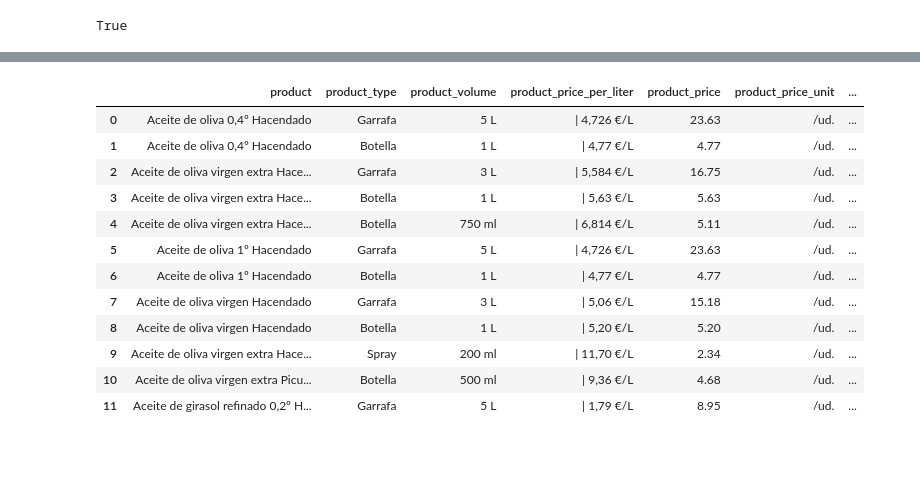
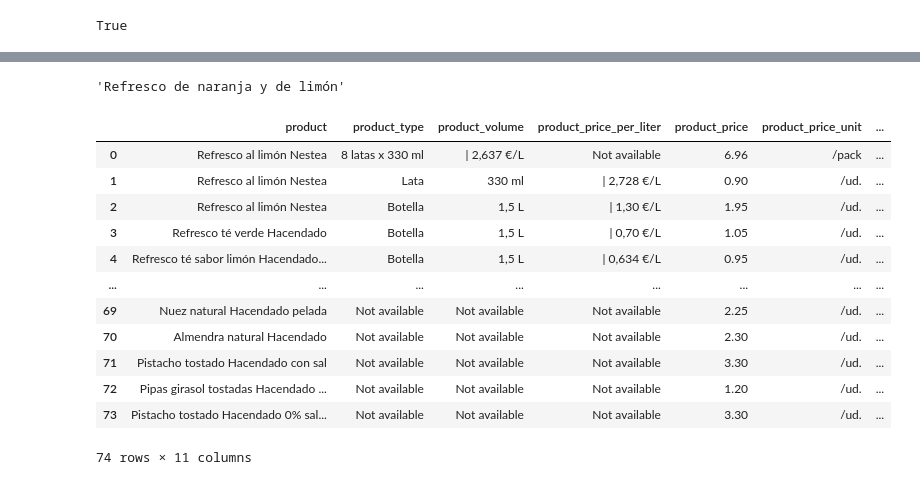
Before and after one commit to castrokike/final_proyect, a Jupyter notebook: scrp_mercadona.ipynb, the cells around one changed output, grey strips where cells are left out. Saved outputs shown, nothing was run; the diff lists cells and outputs as text; code cells hidden in the pictures; blank space fills up the shorter version.

```diff
--- a/scrp_mercadona.ipynb
+++ b/scrp_mercadona.ipynb
@@ -220,18 +221,21 @@ category_links = driver.find_elements(By.CSS_SELECTOR, "span[class='category-men
 
 list_of_dicts = []
 
+starting_cat = 1
+starting_subcat = 5
+
 # loop through each category link
-for category_link in category_links:
+for cat in range(starting_cat,len(category_links)):
     # click on the category link
-    category_link.click()
+    category_links[cat].click()
 
     # wait for the subcategories to load
     subcategory_links = WebDriverWait(driver, 10).until(EC.presence_of_all_elements_located((By.CSS_SELECTOR, ".category-item__link")))
 
     # loop through each subcategory link
-    for subcategory_link in subcategory_links:
+    for subcat in range(starting_subcat,len(subcategory_links)):
         # click on the subcategory link
-        subcategory_link.click()
+        subcategory_links[subcat].click()
         # wait for the products to load
         WebDriverWait(driver, 10).until(EC.presence_of_all_elements_located((By.CSS_SELECTOR, ".product-cell")))
 
@@ -244,6 +248,7 @@ for category_link in category_links:
         # Click on the "product-cell" element
         product_cells[0].click()
 
+        product_count = 0
         # Iterate over the "product-cell" elements
         for i in range(len(product_cells)):
             # Scroll to the current product cell
@@ -316,10 +321,17 @@ for category_link in category_links:
 
                 # Wait for the page to load
                 WebDriverWait(driver, 10).until(EC.url_changes(current_url))
-            random_time = random.randint(700, 2000) / 1000
-            time.sleep(random_time)
-        random_time = random.randint(30, 50)
-        time.sleep(random_time)
-    random_time = random.randint(60, 120)
-    time.sleep(random_time)
+
+            product_count += 1
+            random_time = random.randint(300, 500)/100
+            #time.sleep(random_time)
+
+        random_time = random.randint(8000, 20000) /100
+        print(f"\n----------\n\nFinished '{subcategory_links[subcat].text}' subcateogry. \n{product_count} products registered.\nWaiting {random_time/60} minutes...\n")
+        #time.sleep(random_time)
+
+    starting_subcat = 0
+    random_time = random.randint(15000, 30000)/100
+    print(f"\n\n-  -  -  -  -  -  -  \n\n\nFinished '{category_links[cat].text}' category.\nWaiting {random_time/60} minutes...\n\n-  -  -  -  -  -  -  \n")
+    #time.sleep(random_time)
 # %% [output]
@@ -327,17 +356,21 @@ KeyboardInterrupt:
+# %%
+subcategory_links[3].text
+# %% [output]
+'Refresco de naranja y de limón'
 # %%
 df = pd.DataFrame(list_of_dicts)
-df.tail(50)
+df
 # %% [output]
 |  | product | product_type | product_volume | product_price_per_liter | product_price | product_price_unit | ... |
-| 0 | Aceite de oliva 0,4º Hacendado | Garrafa | 5 L | | 4,726 €/L | 23.63 | /ud. | ... |
-| 1 | Aceite de oliva 0,4º Hacendado | Botella | 1 L | | 4,77 €/L | 4.77 | /ud. | ... |
-| 2 | Aceite de oliva virgen extra Hace... | Garrafa | 3 L | | 5,584 €/L | 16.75 | /ud. | ... |
-| 3 | Aceite de oliva virgen extra Hace... | Botella | 1 L | | 5,63 €/L | 5.63 | /ud. | ... |
-| 4 | Aceite de oliva virgen extra Hace... | Botella | 750 ml | | 6,814 €/L | 5.11 | /ud. | ... |
-| 5 | Aceite de oliva 1º Hacendado | Garrafa | 5 L | | 4,726 €/L | 23.63 | /ud. | ... |
-| 6 | Aceite de oliva 1º Hacendado | Botella | 1 L | | 4,77 €/L | 4.77 | /ud. | ... |
-| 7 | Aceite de oliva virgen Hacendado | Garrafa | 3 L | | 5,06 €/L | 15.18 | /ud. | ... |
-| 8 | Aceite de oliva virgen Hacendado | Botella | 1 L | | 5,20 €/L | 5.20 | /ud. | ... |
-| 9 | Aceite de oliva virgen extra Hace... | Spray | 200 ml | | 11,70 €/L | 2.34 | /ud. | ... |
-| 10 | Aceite de oliva virgen extra Picu... | Botella | 500 ml | | 9,36 €/L | 4.68 | /ud. | ... |
-| 11 | Aceite de girasol refinado 0,2º H... | Garrafa | 5 L | | 1,79 €/L | 8.95 | /ud. | ... |
+| 0 | Refresco al limón Nestea | 8 latas x 330 ml | | 2,637 €/L | Not available | 6.96 | /pack | ... |
+| 1 | Refresco al limón Nestea | Lata | 330 ml | | 2,728 €/L | 0.90 | /ud. | ... |
+| 2 | Refresco al limón Nestea | Botella | 1,5 L | | 1,30 €/L | 1.95 | /ud. | ... |
+| 3 | Refresco té verde Hacendado | Botella | 1,5 L | | 0,70 €/L | 1.05 | /ud. | ... |
+| 4 | Refresco té sabor limón Hacendado... | Botella | 1,5 L | | 0,634 €/L | 0.95 | /ud. | ... |
+| ... | ... | ... | ... | ... | ... | ... | ... |
+| 69 | Nuez natural Hacendado pelada | Not available | Not available | Not available | 2.25 | /ud. | ... |
+| 70 | Almendra natural Hacendado | Not available | Not available | Not available | 2.30 | /ud. | ... |
+| 71 | Pistacho tostado Hacendado con sal | Not available | Not available | Not available | 3.30 | /ud. | ... |
+| 72 | Pipas girasol tostadas Hacendado ... | Not available | Not available | Not available | 1.20 | /ud. | ... |
+| 73 | Pistacho tostado Hacendado 0% sal... | Not available | Not available | Not available | 3.30 | /ud. | ... |
+74 rows × 11 columns
```
Also changed, not shown: parts of 17 cells of this notebook.
